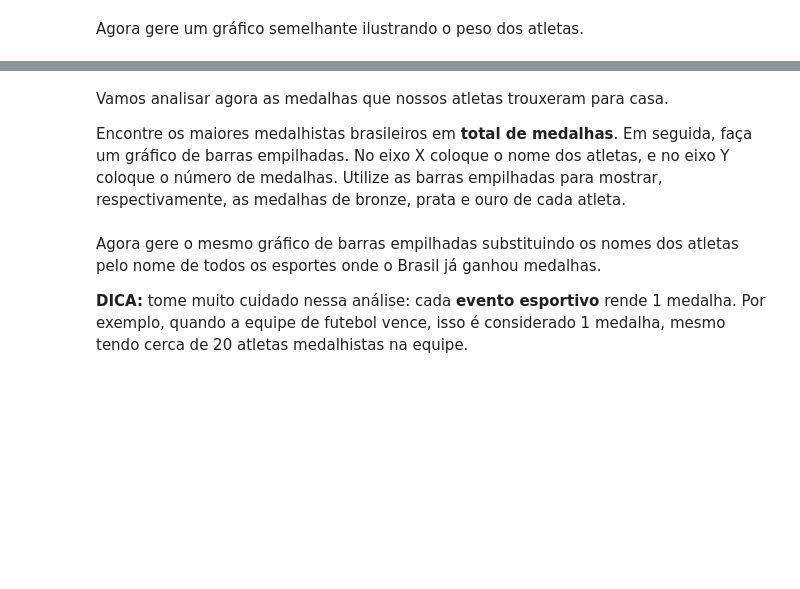
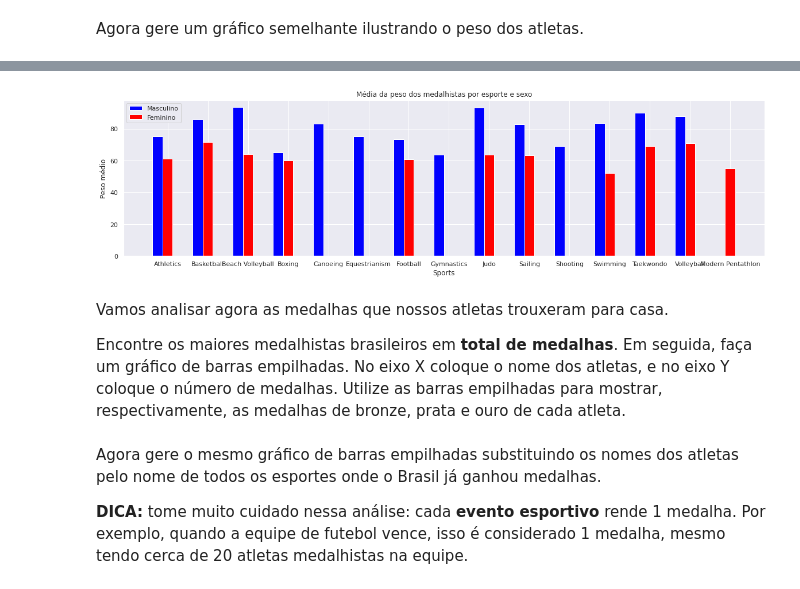
Before and after one commit to maycmesquia/Tool_Box, a Jupyter notebook: Projeto_Dataviz.ipynb, the cells around one changed output, grey strips where cells are left out. Saved outputs shown, nothing was run; the diff lists cells and outputs as text; code cells hidden in the pictures; blank space fills up the shorter version.

```diff
--- a/Projeto_Dataviz.ipynb
+++ b/Projeto_Dataviz.ipynb
@@ -100,3 +121,23 @@ Agora gere um gráfico semelhante ilustrando o peso dos atletas.
+# %%
+barWidth = 0.25
+plt.figure(figsize=(20,5))
+
+r1 = np.arange(df_sexo_peso['masculino'].size)
+r2 = [x + barWidth for x in r1]
+
+plt.bar(r1, df_sexo_peso['masculino'], color='blue', width=barWidth, label='Masculino');
+plt.bar(r2, df_sexo_peso['feminino'], color='red' , width=barWidth, label='Feminino' );
+
+plt.xlabel('Sports')
+plt.xticks([r + barWidth for r in range(df_sexo_peso['masculino'].size)], df_sexo_peso.index)
+plt.ylabel('Peso médio')
+plt.title('Média da peso dos medalhistas por esporte e sexo')
+
+sns.set()
+plt.legend()
+plt.show()
+# %% [output]
+[figure, added]
 # %% [markdown]
 Vamos analisar agora as medalhas que nossos atletas trouxeram para casa.
 
```
Also changed, not shown: parts of 8 cells of this notebook.
